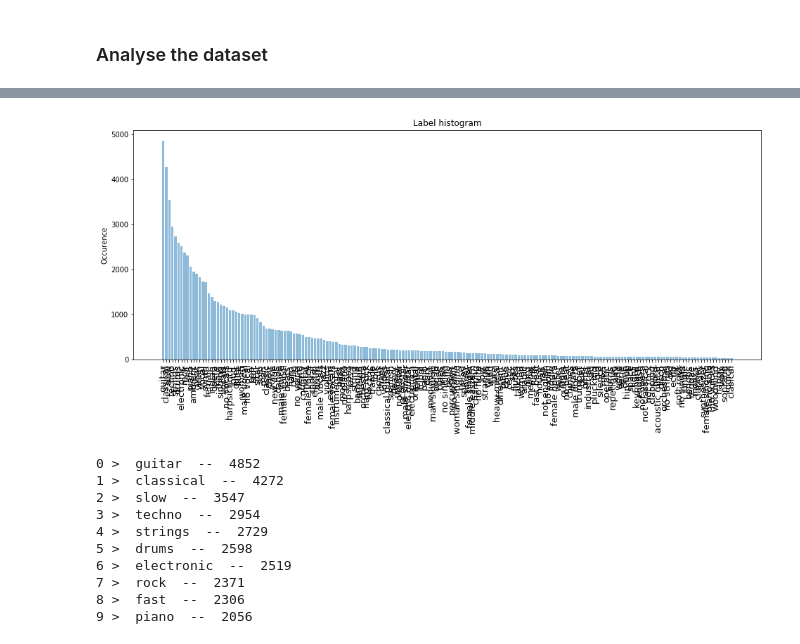
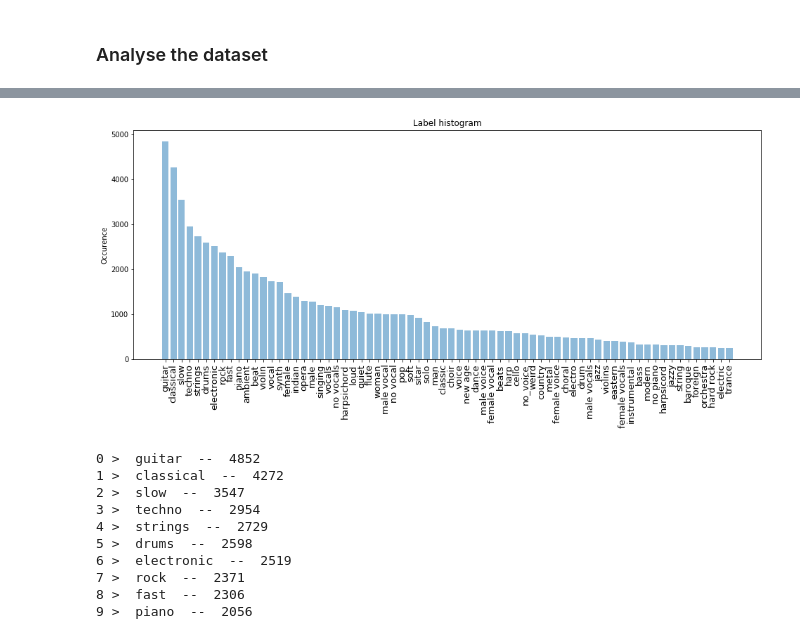
Before and after one commit to JustineWeb/pds, a Jupyter notebook: PDS.ipynb, the cells around one changed output, grey strips where cells are left out. Cells and saved outputs as stored; diff of their text form; code cells hidden in the pictures.

Commit message:
make number of labels displayed in histogram customizable.

```diff
--- a/PDS.ipynb
+++ b/PDS.ipynb
@@ -173,16 +158,18 @@ label_header_by_freq = np.asarray(nb_song_per_label.index)
 # %%
 fig = plt.figure(figsize=(16,6))
 
-y_pos = np.arange(len(nb_song_per_label))
-plt.bar(y_pos, nb_song_per_label, align='center', alpha=0.5)
-plt.xticks(y_pos, nb_song_per_label)
+plot_nb = 70
+
+y_pos = np.arange(plot_nb)
+plt.bar(y_pos, nb_song_per_label[:plot_nb], align='center', alpha=0.5)
+plt.xticks(y_pos, nb_song_per_label[:plot_nb])
 plt.ylabel('Occurence')
 plt.title('Label histogram')
-plt.xticks(np.arange(len(label_header)), label_header_by_freq, rotation=90, fontsize = 13)
+plt.xticks(np.arange(plot_nb), label_header_by_freq[:plot_nb], rotation=90, fontsize = 13)
 
 plt.show()
 # %% [output]
-[figure, old version]
+[figure, new version]
 # %%
 # Find the most frequent labels to start with for training
 most_freq = nb_song_per_label
```
Also changed, not shown: parts of 3 cells of this notebook.
